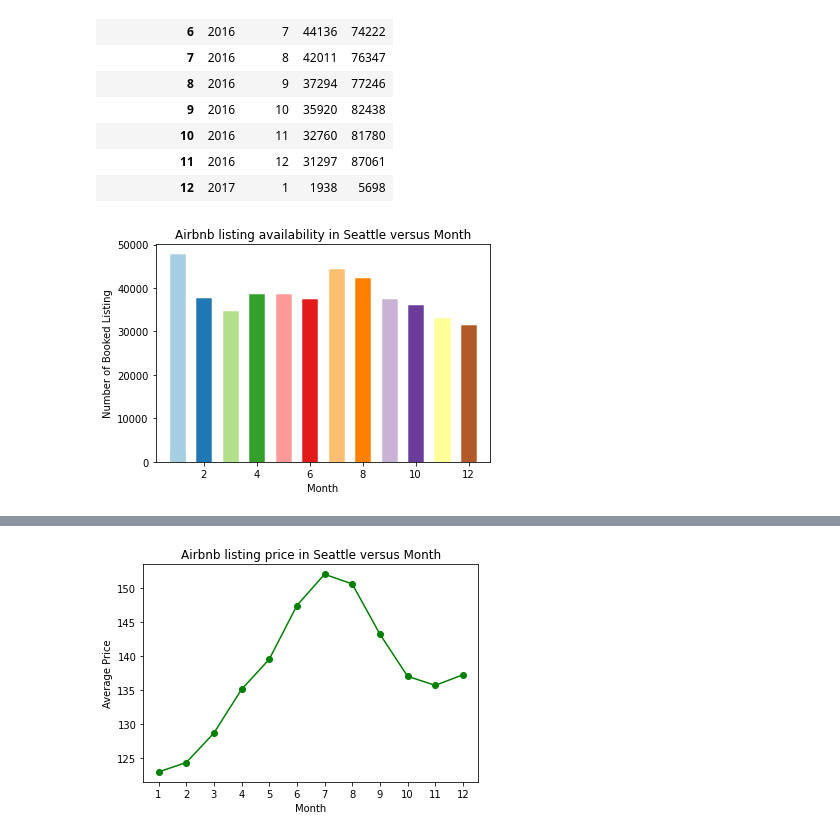
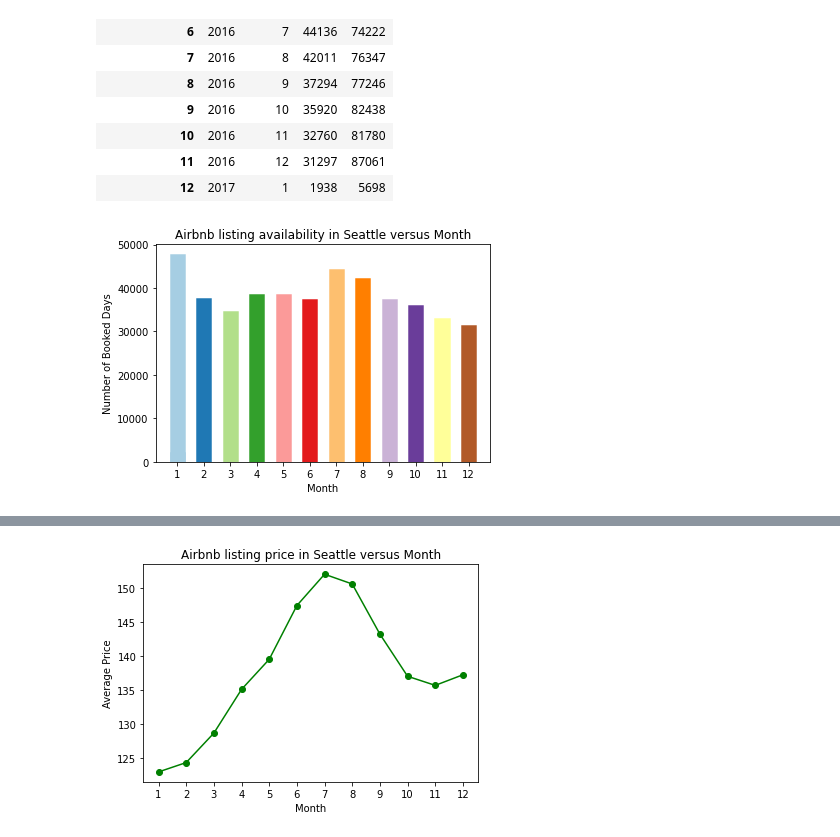
Before and after one commit to liang-qq/Udacity-Data-Scientist-Nanodegree, a Jupyter notebook: Project 1.ipynb, the cells around one changed output, grey strips where cells are left out. Drawn from its saved outputs; the diff is of its cells as text; code cells hidden in the pictures.

```diff
--- a/Project 1.ipynb
+++ b/Project 1.ipynb
@@ -210,18 +210,18 @@ df1_availability_statistics
 # %%
 col_map = plt.get_cmap('Paired')
 month = df1_availability_statistics['Month']
 listing = df1_availability_statistics['Full']
-
+xticks=df1_price_month['Month']
 # Creating a bar chart with bars of different color using colormap
 plt.bar(month, listing, width=0.5, color=col_map.colors, edgecolor=col_map.colors, linewidth=2.5)
-
+plt.xticks(xticks)
 plt.title('Airbnb listing availability in Seattle versus Month')
 plt.xlabel('Month')
-plt.ylabel('Number of Booked Listing')
-plt.savefig('Airbnb listing availability in Seattle versus Month.pdf')
+plt.ylabel('Number of Booked Days')
+plt.savefig('Airbnb listing booked days in Seattle versus Month.png')
 plt.show()
 # %% [output]
-[figure, old version]
+[figure, new version]
 # %%
 #remove null price rows
 df1_price = df1.dropna(subset=['price'], axis=0)
```
Also changed, not shown: parts of 11 cells of this notebook.
